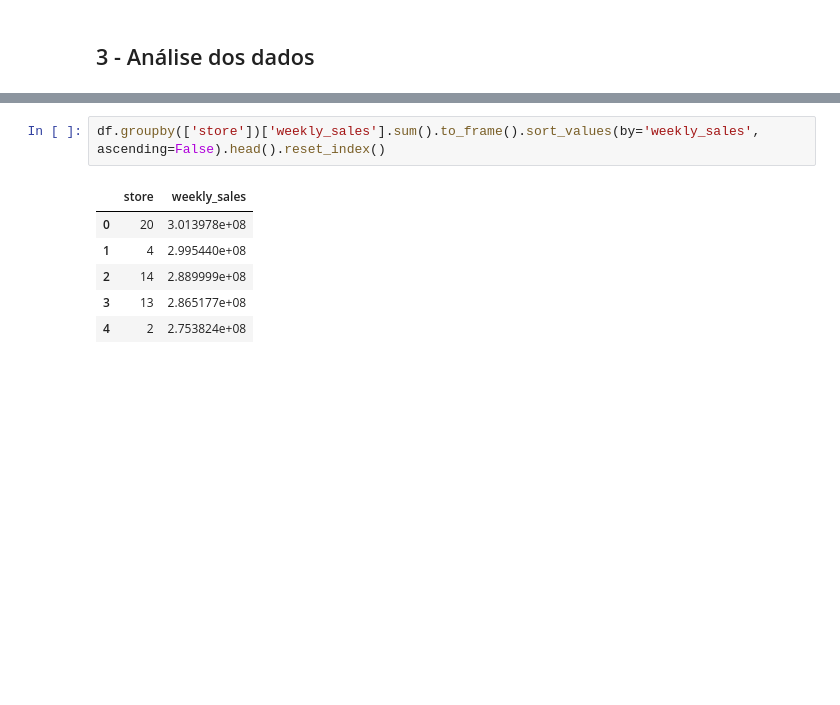
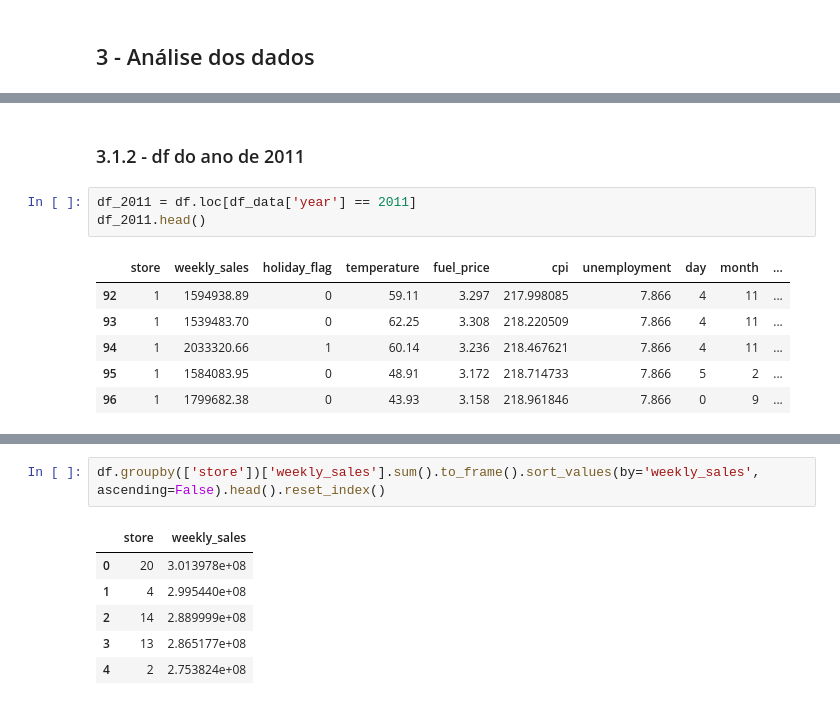
Before and after one commit to michellssGUi/dataScience, a Jupyter notebook: Wallmart_Melhor_Loja_2.ipynb, the cells around one changed output, grey strips where cells are left out. Saved outputs shown, nothing was run; the diff lists cells and outputs as text; blank space fills up the shorter version.

```diff
--- a/Wallmart_Melhor_Loja_2.ipynb
+++ b/Wallmart_Melhor_Loja_2.ipynb
@@ -210,0 +259,12 @@ df.head()
+# %% [markdown]
+### 3.1.2 - df do ano de 2011
+# %%
+df_2011 = df.loc[df_data['year'] == 2011]
+df_2011.head()
+# %% [output]
+|  | store | weekly_sales | holiday_flag | temperature | fuel_price | cpi | unemployment | day | month | ... |
+| 92 | 1 | 1594938.89 | 0 | 59.11 | 3.297 | 217.998085 | 7.866 | 4 | 11 | ... |
+| 93 | 1 | 1539483.70 | 0 | 62.25 | 3.308 | 218.220509 | 7.866 | 4 | 11 | ... |
+| 94 | 1 | 2033320.66 | 1 | 60.14 | 3.236 | 218.467621 | 7.866 | 4 | 11 | ... |
+| 95 | 1 | 1584083.95 | 0 | 48.91 | 3.172 | 218.714733 | 7.866 | 5 | 2 | ... |
+| 96 | 1 | 1799682.38 | 0 | 43.93 | 3.158 | 218.961846 | 7.866 | 0 | 9 | ... |
```
Also changed, not shown: parts of 29 cells of this notebook.
